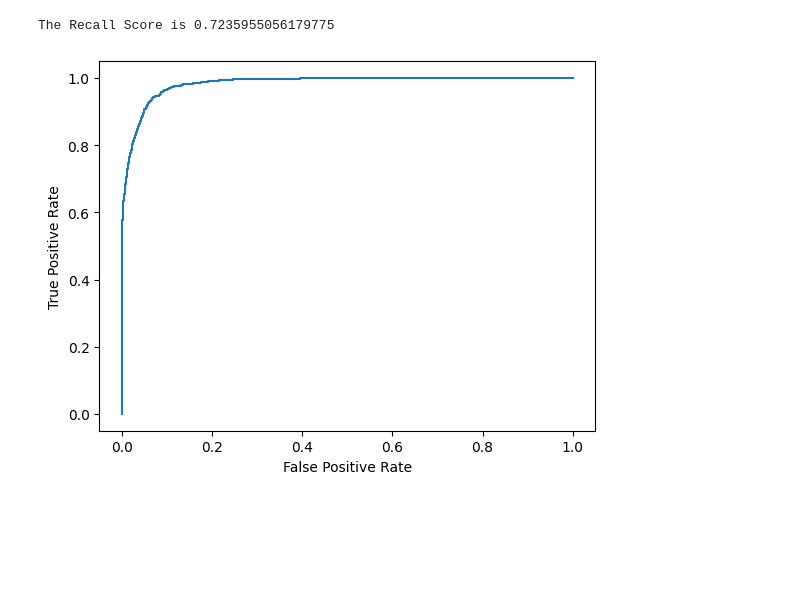
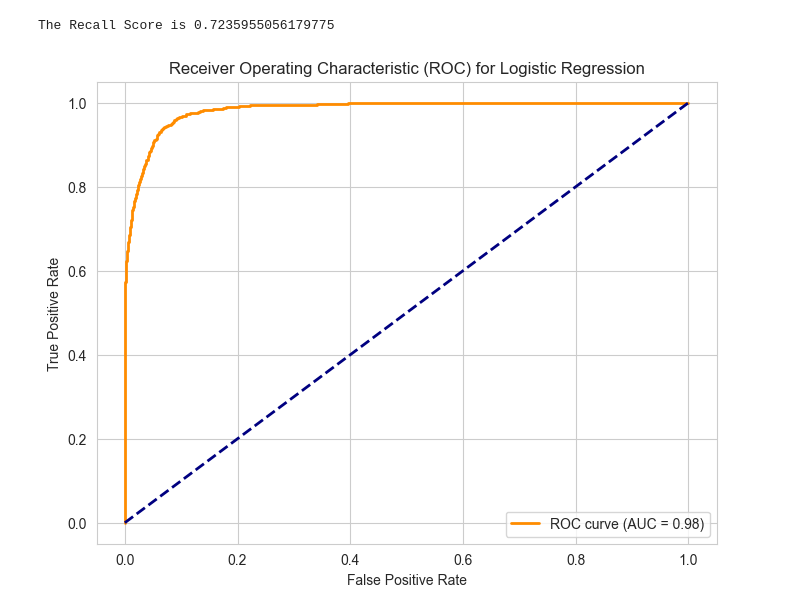
Before and after one commit to PatrickTongg/BankManagerProject, a Jupyter notebook: Machine Learning.ipynb, the cells around one changed output. Saved outputs shown, nothing was run; the diff lists cells and outputs as text; code cells hidden in the pictures; blank space fills up the shorter version.

```diff
--- a/Machine Learning.ipynb
+++ b/Machine Learning.ipynb
@@ -428,13 +434,19 @@ print(f"The Recall Score is {recall}")
 The Recall Score is 0.7235955056179775
 # %%
 from sklearn import metrics
-y_pred_proba = log_reg.predict_proba(x_test)[::,1]
-fpr, tpr, _ = metrics.roc_curve(y_test,  y_pred_proba,pos_label='yes')
+y_pred_proba = log_reg.predict_proba(x_test)[:,1]
+fpr_log, tpr_log,_= metrics.roc_curve(y_test,  y_pred_proba,pos_label='yes')
+roc_auc = metrics.auc(fpr_log, tpr_log)
 
 #create ROC curve
-plt.plot(fpr,tpr)
+sns.set_style("whitegrid")
+plt.figure(figsize=(8, 6))
+plt.plot(fpr_log, tpr_log, color='darkorange', lw=2, label='ROC curve (AUC = %0.2f)' % roc_auc)
+plt.plot([0, 1], [0, 1], color='navy', lw=2, linestyle='--')
+plt.xlabel('False Positive Rate')
 plt.ylabel('True Positive Rate')
-plt.xlabel('False Positive Rate')
+plt.title('Receiver Operating Characteristic (ROC) for Logistic Regression')
+plt.legend(loc="lower right")
 plt.show()
 # %% [output]
-[figure, old version]
+[figure, new version]
```
Also changed, not shown: parts of 15 cells of this notebook.
